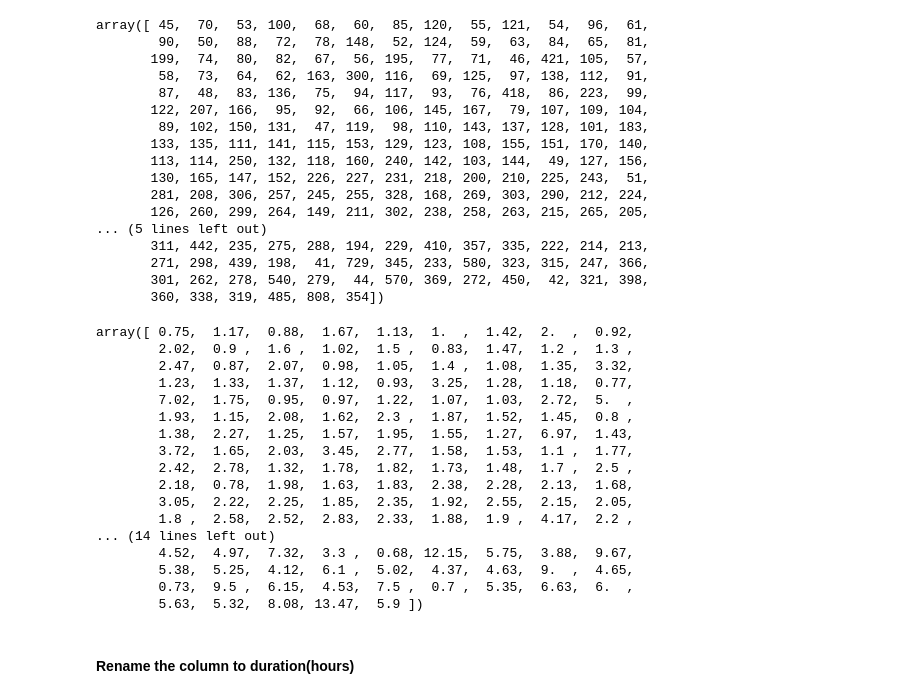
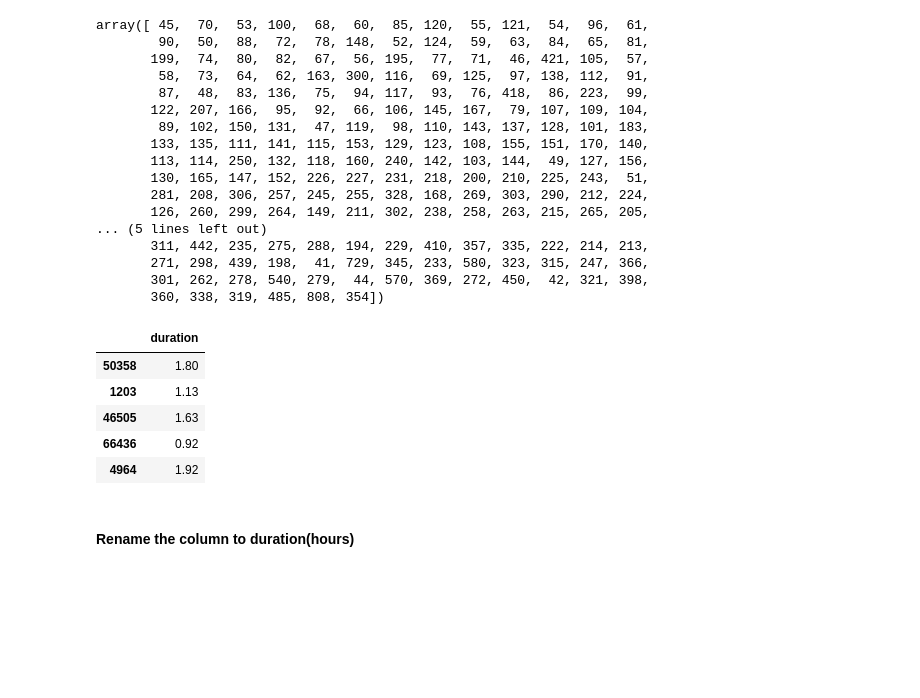
Before and after one commit to anandavii/IMDB_Movie_Cleaning_Python, a Jupyter notebook: imdb movie cleaning.ipynb, the cells around one changed output. Cells and saved outputs as stored; diff of their text form; code cells hidden in the pictures; blank space fills up the shorter version.

```diff
--- a/imdb movie cleaning.ipynb
+++ b/imdb movie cleaning.ipynb
@@ -272,25 +272,14 @@ array([ 45,  70,  53, 100,  68,  60,  85, 120,  55, 121,  54,  96,  61,
 # %%
 # Convert the minutes in the duration column to hours
 mv['duration'] = (mv['duration']/60).round(2)
-mv['duration'].unique()
+mv[['duration']].sample(5)
 # %% [output]
-array([ 0.75,  1.17,  0.88,  1.67,  1.13,  1.  ,  1.42,  2.  ,  0.92,
-        2.02,  0.9 ,  1.6 ,  1.02,  1.5 ,  0.83,  1.47,  1.2 ,  1.3 ,
-        2.47,  0.87,  2.07,  0.98,  1.05,  1.4 ,  1.08,  1.35,  3.32,
-        1.23,  1.33,  1.37,  1.12,  0.93,  3.25,  1.28,  1.18,  0.77,
-        7.02,  1.75,  0.95,  0.97,  1.22,  1.07,  1.03,  2.72,  5.  ,
-        1.93,  1.15,  2.08,  1.62,  2.3 ,  1.87,  1.52,  1.45,  0.8 ,
-        1.38,  2.27,  1.25,  1.57,  1.95,  1.55,  1.27,  6.97,  1.43,
-        3.72,  1.65,  2.03,  3.45,  2.77,  1.58,  1.53,  1.1 ,  1.77,
-        2.42,  2.78,  1.32,  1.78,  1.82,  1.73,  1.48,  1.7 ,  2.5 ,
-        2.18,  0.78,  1.98,  1.63,  1.83,  2.38,  2.28,  2.13,  1.68,
-        3.05,  2.22,  2.25,  1.85,  2.35,  1.92,  2.55,  2.15,  2.05,
-        1.8 ,  2.58,  2.52,  2.83,  2.33,  1.88,  1.9 ,  4.17,  2.2 ,
-... (14 lines left out)
-        4.52,  4.97,  7.32,  3.3 ,  0.68, 12.15,  5.75,  3.88,  9.67,
-        5.38,  5.25,  4.12,  6.1 ,  5.02,  4.37,  4.63,  9.  ,  4.65,
-        0.73,  9.5 ,  6.15,  4.53,  7.5 ,  0.7 ,  5.35,  6.63,  6.  ,
-        5.63,  5.32,  8.08, 13.47,  5.9 ])
+|  | duration |
+| 50358 | 1.80 |
+| 1203 | 1.13 |
+| 46505 | 1.63 |
+| 66436 | 0.92 |
+| 4964 | 1.92 |
 # %% [markdown]
 #### Rename the column to duration(hours)
 # %%
```
Also changed, not shown: parts of 11 cells of this notebook, 2 other files.
